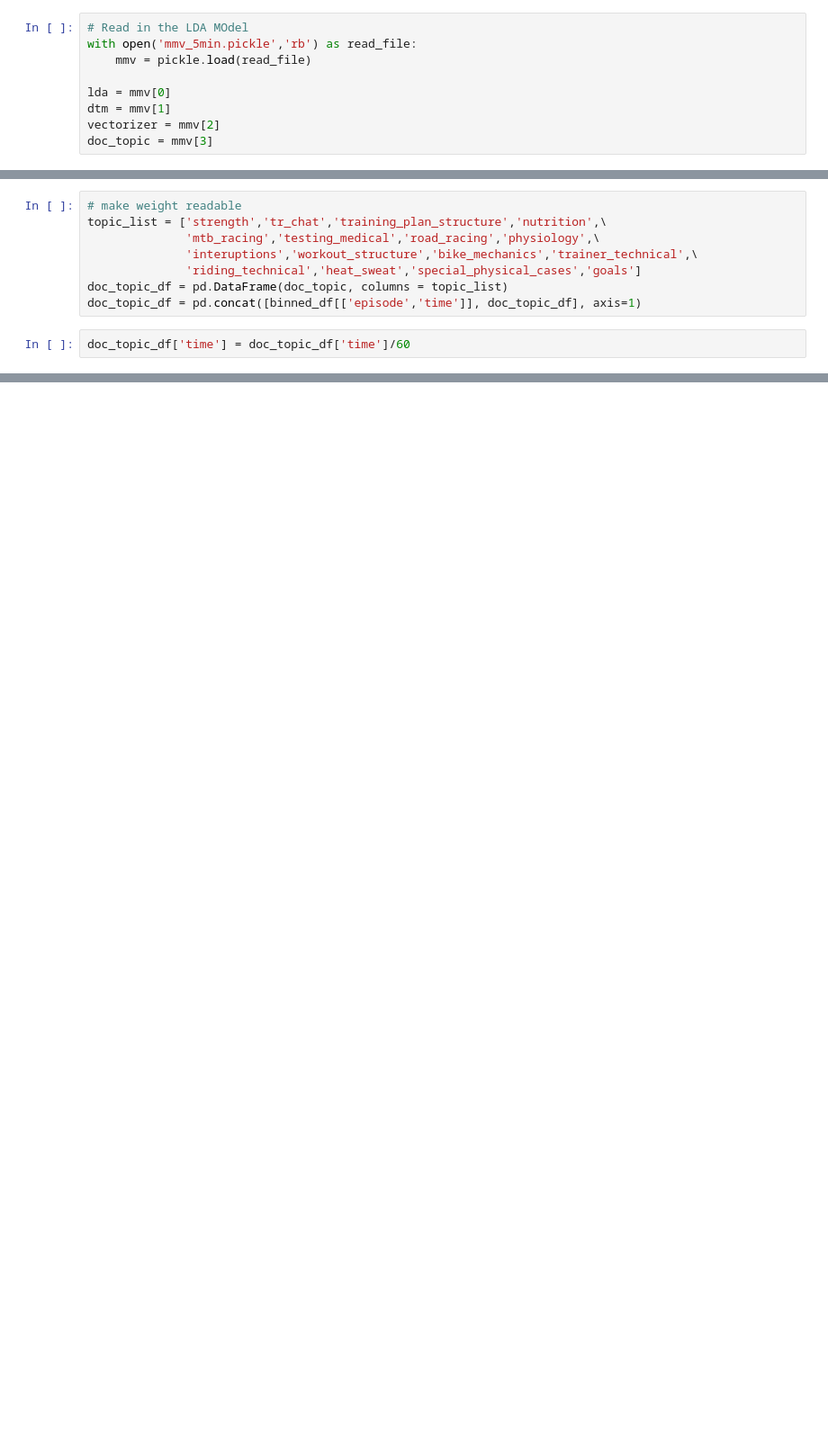
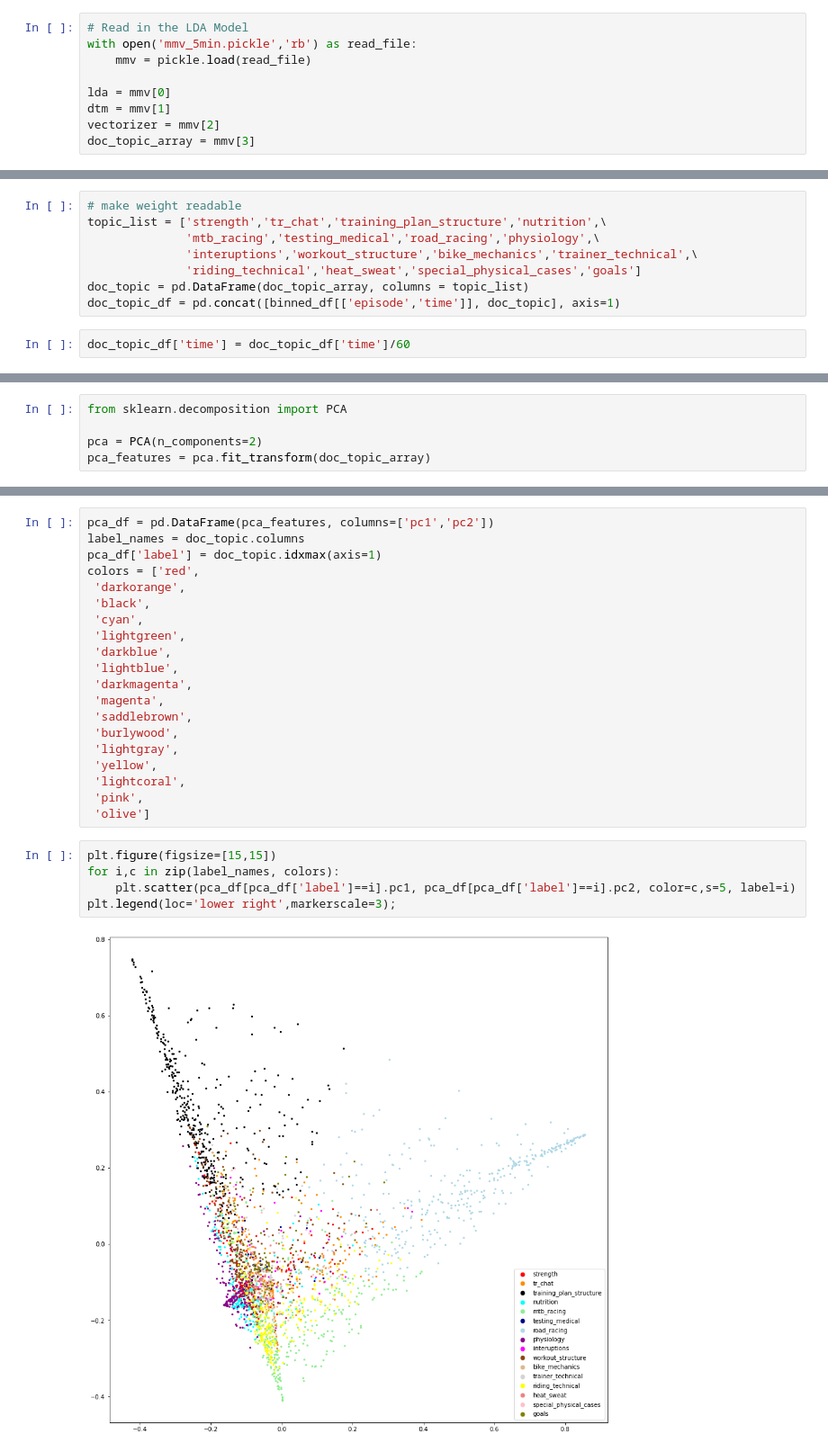
Before and after one commit to jpizzollo/NLP_Podcast, a Jupyter notebook: Topics_5min_Docs.ipynb, the cells around one changed output, grey strips where cells are left out. Shown: that part at 90% size. Cells and saved outputs as stored; diff of their text form; blank space fills up the shorter version.

```diff
--- a/Topics_5min_Docs.ipynb
+++ b/Topics_5min_Docs.ipynb
@@ -116,14 +116,14 @@ mmv = [lda, dtm, vectorizer, doc_topic]
 with open('mmv_5min.pickle', 'wb') as to_write:
     pickle.dump(mmv, to_write)
 # %%
-# Read in the LDA MOdel
+# Read in the LDA Model
 with open('mmv_5min.pickle','rb') as read_file:
     mmv = pickle.load(read_file)
 
 lda = mmv[0]
 dtm = mmv[1]
 vectorizer = mmv[2]
-doc_topic = mmv[3]
+doc_topic_array = mmv[3]
 # %% [markdown]
 ### pyLDAvis
 # %%
@@ -186,8 +186,8 @@ topic_list = ['strength','tr_chat','training_plan_structure','nutrition',\
               'mtb_racing','testing_medical','road_racing','physiology',\
               'interuptions','workout_structure','bike_mechanics','trainer_technical',\
               'riding_technical','heat_sweat','special_physical_cases','goals']
-doc_topic_df = pd.DataFrame(doc_topic, columns = topic_list)
-doc_topic_df = pd.concat([binned_df[['episode','time']], doc_topic_df], axis=1)
+doc_topic = pd.DataFrame(doc_topic_array, columns = topic_list)
+doc_topic_df = pd.concat([binned_df[['episode','time']], doc_topic], axis=1)
 # %%
 doc_topic_df['time'] = doc_topic_df['time']/60
 # %%
@@ -212,0 +215,5 @@ doc_topic_df[doc_topic_df['episode'] == 'htDYWoZBVw0']
+# %%
+from sklearn.decomposition import PCA
+
+pca = PCA(n_components=2)
+pca_features = pca.fit_transform(doc_topic_array)
@@ -212,0 +231,27 @@ doc_topic_df[doc_topic_df['episode'] == 'htDYWoZBVw0']
+# %%
+pca_df = pd.DataFrame(pca_features, columns=['pc1','pc2'])
+label_names = doc_topic.columns
+pca_df['label'] = doc_topic.idxmax(axis=1)
+colors = ['red',
+ 'darkorange',
+ 'black',
+ 'cyan',
+ 'lightgreen',
+ 'darkblue',
+ 'lightblue',
+ 'darkmagenta',
+ 'magenta',
+ 'saddlebrown',
+ 'burlywood',
+ 'lightgray',
+ 'yellow',
+ 'lightcoral',
+ 'pink',
+ 'olive']
+# %%
+plt.figure(figsize=[15,15])
+for i,c in zip(label_names, colors):
+    plt.scatter(pca_df[pca_df['label']==i].pc1, pca_df[pca_df['label']==i].pc2, color=c,s=5, label=i)
+plt.legend(loc='lower right',markerscale=3);
+# %% [output]
+[figure, added]
```
Also changed, not shown: parts of 16 cells of this notebook.
